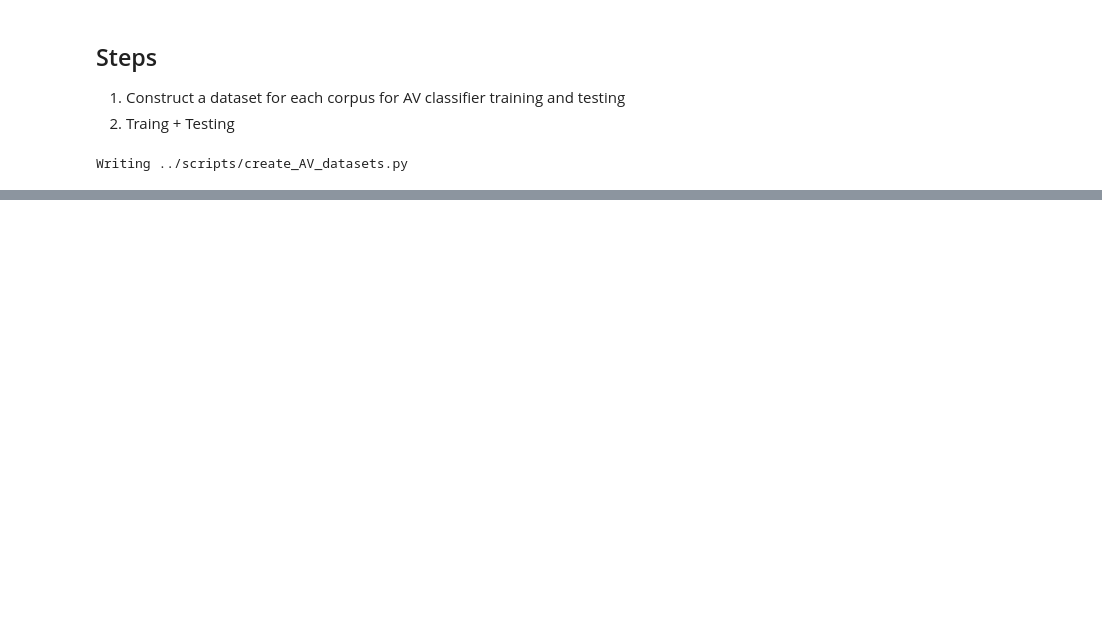
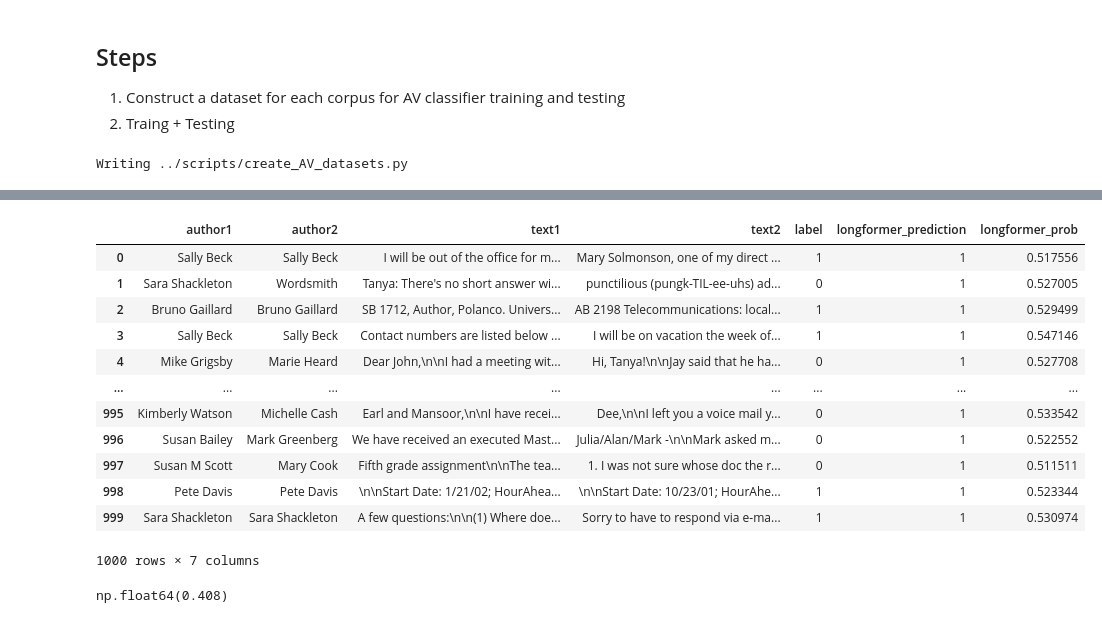
Before and after one commit to jaaack-wang/personalizedWriting, a Jupyter notebook: notebooks/AV_pipeline.ipynb, the cells around one changed output, grey strips where cells are left out. Drawn from its saved outputs; the diff is of its cells as text; code cells hidden in the pictures; blank space fills up the shorter version.

```diff
--- a/notebooks/AV_pipeline.ipynb
+++ b/notebooks/AV_pipeline.ipynb
@@ -113,0 +283,15 @@ Writing ../scripts/create_AV_datasets.py
+# %%
+import os
+import pandas as pd
+
+
+def load_AV_dataset(data_dire):
+    train_df = pd.read_csv(os.path.join(data_dire, "train.csv"))
+    valid_df = pd.read_csv(os.path.join(data_dire, "valid.csv"))
+    test_df = pd.read_csv(os.path.join(data_dire, "test.csv"))
+
+    return train_df, valid_df, test_df
+
+
+train_df, valid_df, test_df = load_AV_dataset("../dataset_prepare/enron_AV_datasets")
+train_df.label.value_counts(), valid_df.label.value_counts(), test_df.label.value_counts()
@@ -113,0 +311,5 @@ Writing ../scripts/create_AV_datasets.py
+# %%
+dataset = 'enron_email'
+col_1 = 'longformer_prediction'
+col_2 = 'longformer_prob'
+model_output_dir = "./AV_longformer_models//"+dataset
@@ -113,0 +393,2 @@ Writing ../scripts/create_AV_datasets.py
+# %%
+trainer.train()
@@ -113,0 +411,8 @@ Writing ../scripts/create_AV_datasets.py
+# %%
+from sklearn.metrics import classification_report
+
+predictions = trainer.predict(test_dataset)
+y_pred = predictions.predictions.argmax(-1)
+
+y_test = test_df.label.tolist()
+print(classification_report(y_test,y_pred))
@@ -113,0 +450,31 @@ Writing ../scripts/create_AV_datasets.py
+# %%
+# Extract logits from predictions
+from torch.nn.functional import softmax
+logits = predictions.predictions  # This contains the raw logits output
+# Convert logits to probabilities using softmax
+probabilities = softmax(torch.tensor(logits), dim=1).tolist()
+# Extract probabilities for class 1
+class_1_probabilities = [prob[1] for prob in probabilities]
+test_df[col_1]=y_pred
+test_df[col_2] = class_1_probabilities
+# new_test_file_name =  'predictions//'+corpora+'_av_prediction_'+dataset+'.csv'
+# test_df.to_csv(new_test_file_name,index=False,header=True, sep='\t')
+test_df
+# %% [output]
+|  | author1 | author2 | text1 | text2 | label | longformer_prediction | longformer_prob |
+| 0 | Sally Beck | Sally Beck | I will be out of the office for m... | Mary Solmonson, one of my direct ... | 1 | 1 | 0.517556 |
+| 1 | Sara Shackleton | Wordsmith | Tanya: There's no short answer wi... | punctilious (pungk-TIL-ee-uhs) ad... | 0 | 1 | 0.527005 |
+| 2 | Bruno Gaillard | Bruno Gaillard | SB 1712, Author, Polanco. Univers... | AB 2198 Telecommunications: local... | 1 | 1 | 0.529499 |
+| 3 | Sally Beck | Sally Beck | Contact numbers are listed below ... | I will be on vacation the week of... | 1 | 1 | 0.547146 |
+| 4 | Mike Grigsby | Marie Heard | Dear John,\n\nI had a meeting wit... | Hi, Tanya!\n\nJay said that he ha... | 0 | 1 | 0.527708 |
+| ... | ... | ... | ... | ... | ... | ... | ... |
+| 995 | Kimberly Watson | Michelle Cash | Earl and Mansoor,\n\nI have recei... | Dee,\n\nI left you a voice mail y... | 0 | 1 | 0.533542 |
+| 996 | Susan Bailey | Mark Greenberg | We have received an executed Mast... | Julia/Alan/Mark -\n\nMark asked m... | 0 | 1 | 0.522552 |
+| 997 | Susan M Scott | Mary Cook | Fifth grade assignment\n\nThe tea... | 1. I was not sure whose doc the r... | 0 | 1 | 0.511511 |
+| 998 | Pete Davis | Pete Davis | \n\nStart Date: 1/21/02; HourAhea... | \n\nStart Date: 10/23/01; HourAhe... | 1 | 1 | 0.523344 |
+| 999 | Sara Shackleton | Sara Shackleton | A few questions:\n\n(1) Where doe... | Sorry to have to respond via e-ma... | 1 | 1 | 0.530974 |
+1000 rows × 7 columns
+# %%
+(test_df.label == test_df[col_1]).mean()
+# %% [output]
+np.float64(0.408)
```
Also changed, not shown: parts of 12 cells of this notebook, 12 other files.
